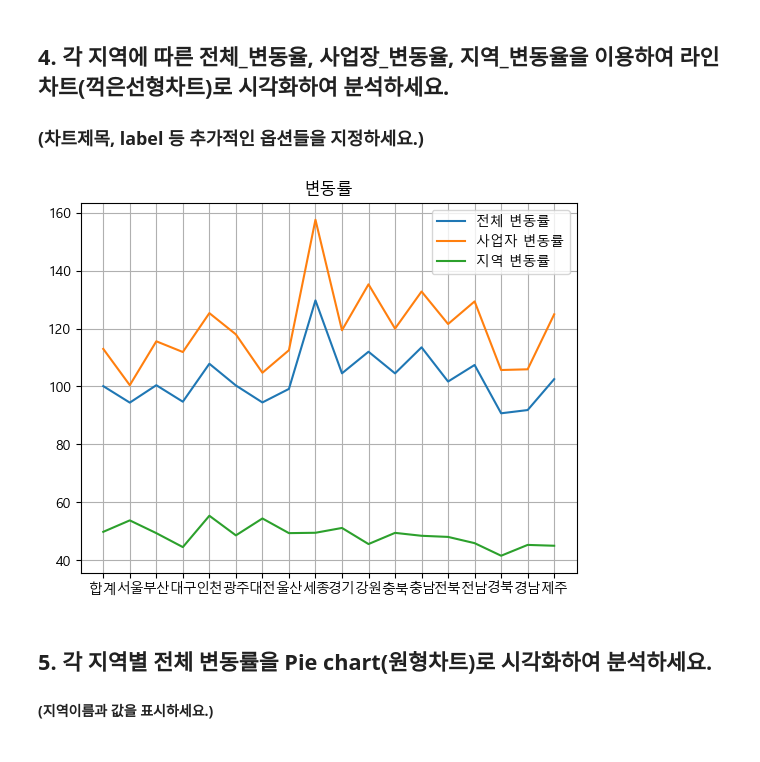
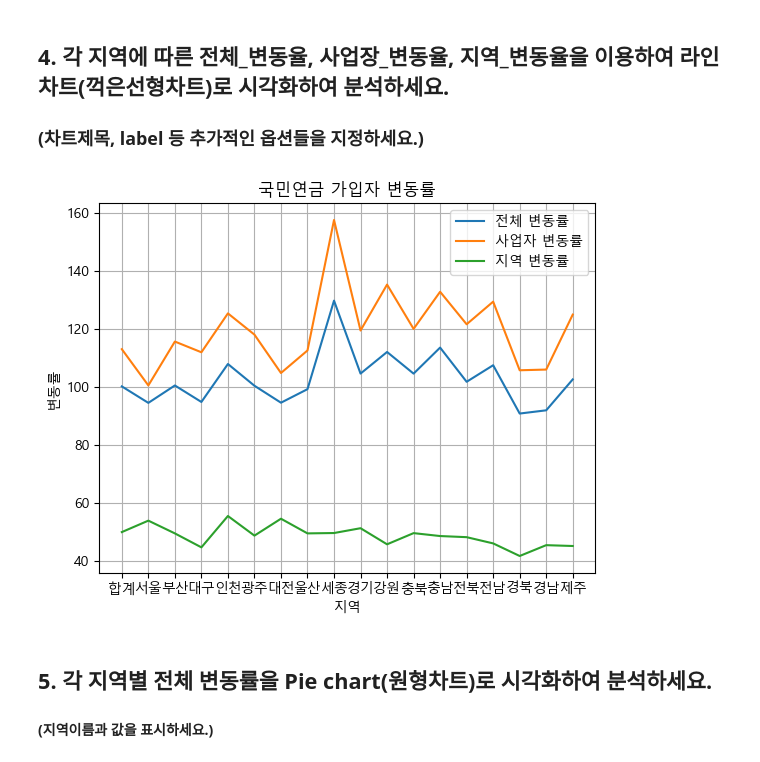
Before and after one commit to citrusinesis/AI-Data, a Jupyter notebook: week3/worksheet/20222975_송지호_3주차.ipynb, the cells around one changed output. Cells and saved outputs as stored; diff of their text form; code cells hidden in the pictures.

```diff
--- a/week3/worksheet/20222975_송지호_3주차.ipynb
+++ b/week3/worksheet/20222975_송지호_3주차.ipynb
@@ -75,15 +75,17 @@ rc('font', family=font_name)
 ## 4. 각 지역에 따른  전체_변동율, 사업장_변동율, 지역_변동율을 이용하여 라인차트(꺽은선형차트)로 시각화하여 분석하세요.
 ### (차트제목, label 등 추가적인 옵션들을 지정하세요.)
 # %%
-plt.plot(변동률['지역별'], 변동률['전체'],label='전체 변동률')
-plt.plot(변동률['지역별'], 변동률['사업자'],label='사업자 변동률')
-plt.plot(변동률['지역별'], 변동률['지역'],label='지역 변동률')
-plt.title('변동률')
+plt.plot(변동률['지역별'], 변동률['전체'], label='전체 변동률')
+plt.plot(변동률['지역별'], 변동률['사업자'], label='사업자 변동률')
+plt.plot(변동률['지역별'], 변동률['지역'], label='지역 변동률')
+plt.title('국민연금 가입자 변동률')
 plt.legend()
+plt.xlabel('지역')
+plt.ylabel('변동률')
 plt.grid()
 plt.show()
 # %% [output]
-[figure, old version]
+[figure, new version]
 # %% [markdown]
 ## 5. 각 지역별 전체 변동률을 Pie chart(원형차트)로 시각화하여 분석하세요.
 #### (지역이름과 값을 표시하세요.)
```
